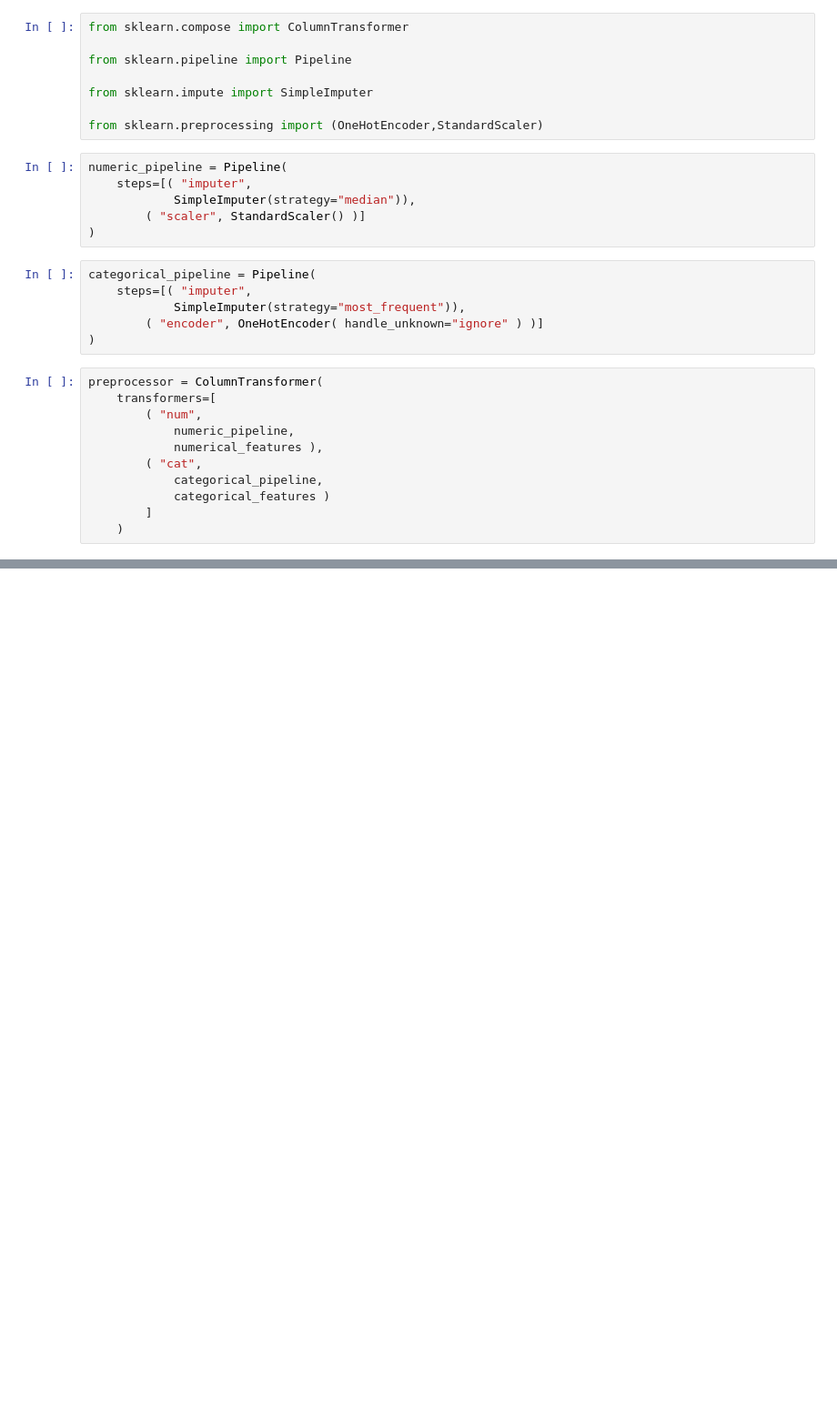
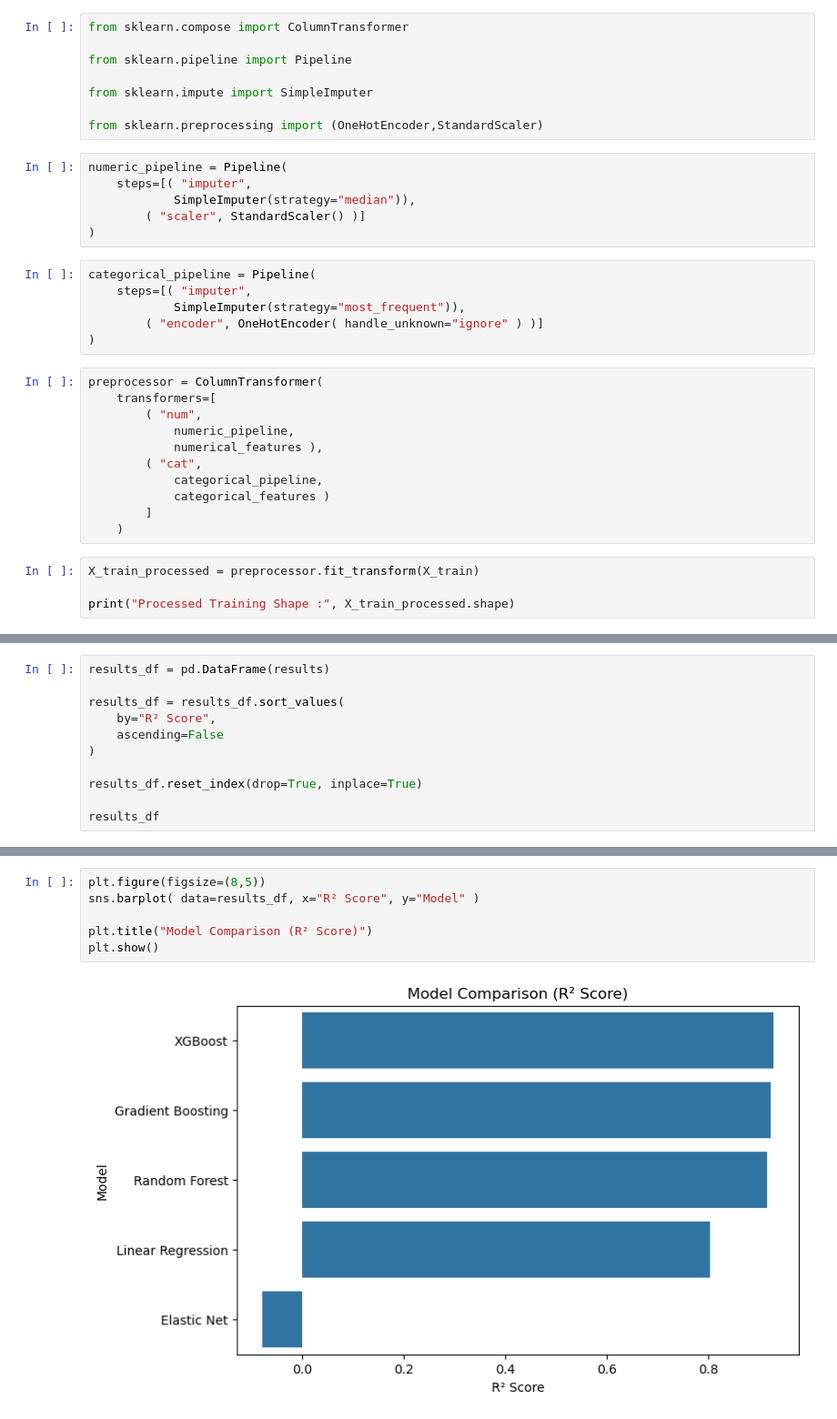
Before and after one commit to Fahad-003/House_Price_Prediction, a Jupyter notebook: notebooks/House_Price_Prediction.ipynb, the cells around one changed output, grey strips where cells are left out. Shown at 91% size. Drawn from its saved outputs; the diff is of its cells as text; blank space fills up the shorter version.

```diff
--- a/notebooks/House_Price_Prediction.ipynb
+++ b/notebooks/House_Price_Prediction.ipynb
@@ -546,3 +551,7 @@ preprocessor = ColumnTransformer(
             categorical_features )
         ]
     )
+# %%
+X_train_processed = preprocessor.fit_transform(X_train)
+
+print("Processed Training Shape :", X_train_processed.shape)
@@ -548,0 +657,11 @@ preprocessor = ColumnTransformer(
+# %%
+results_df = pd.DataFrame(results)
+
+results_df = results_df.sort_values(
+    by="R² Score",
+    ascending=False
+)
+
+results_df.reset_index(drop=True, inplace=True)
+
+results_df
@@ -548,0 +675,8 @@ preprocessor = ColumnTransformer(
+# %%
+plt.figure(figsize=(8,5))
+sns.barplot( data=results_df, x="R² Score", y="Model" )
+
+plt.title("Model Comparison (R² Score)")
+plt.show()
+# %% [output]
+[figure, added]
```
Also changed, not shown: parts of 48 cells of this notebook.
